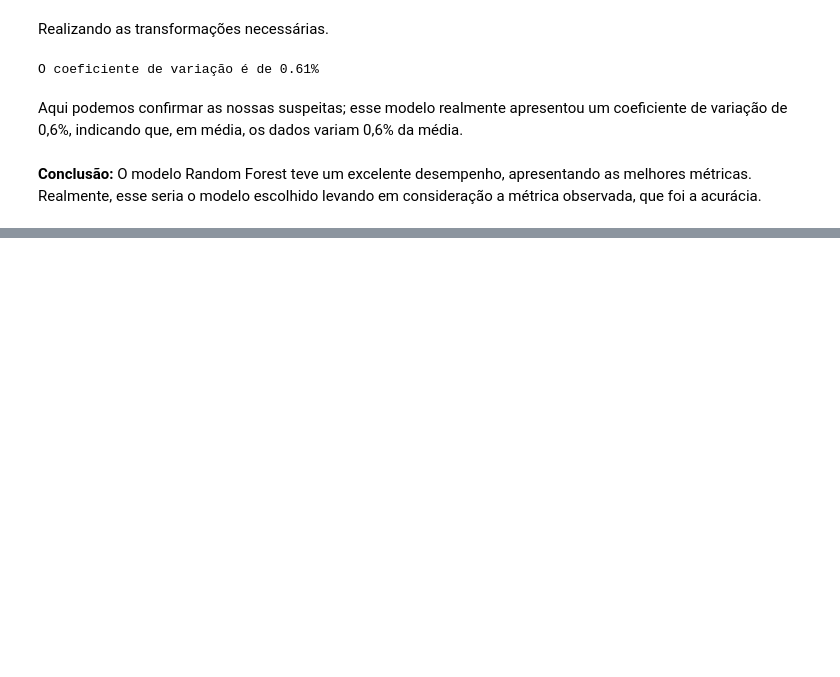
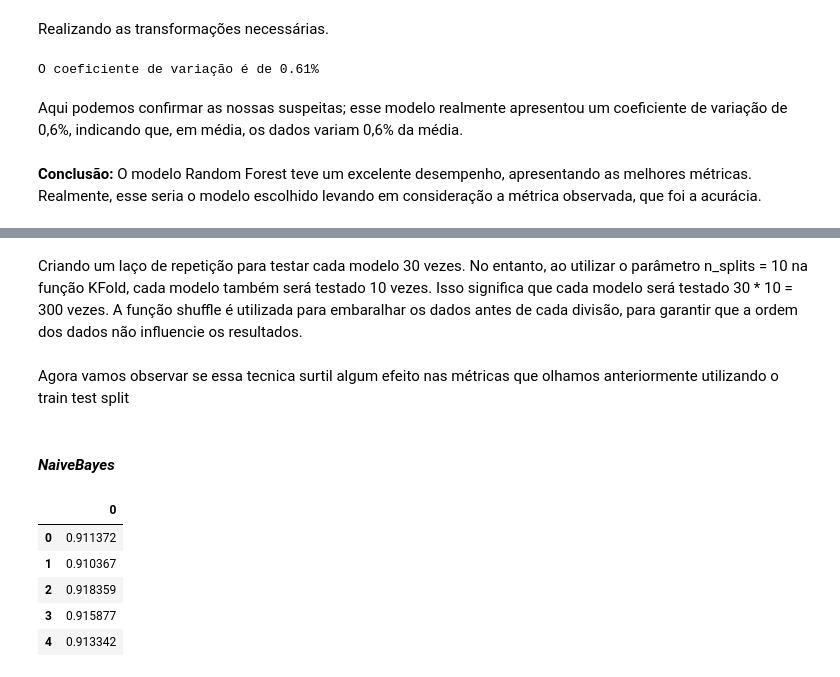
Before and after one commit to JosenildoJunior/StatPyDataScience, a Jupyter notebook: Medidas_de_posição_e_dispersão.ipynb, the cells around one changed output, grey strips where cells are left out. Saved outputs shown, nothing was run; the diff lists cells and outputs as text; code cells hidden in the pictures; blank space fills up the shorter version.

```diff
--- a/Medidas_de_posição_e_dispersão.ipynb
+++ b/Medidas_de_posição_e_dispersão.ipynb
@@ -1073,0 +1101,2 @@ O modelo Random Forest teve um excelente desempenho, apresentando as melhores m
+# %% [markdown]
+Criando um laço de repetição para testar cada modelo 30 vezes. No entanto, ao utilizar o parâmetro n_splits = 10 na função KFold, cada modelo também será testado 10 vezes. Isso significa que cada modelo será testado 30 * 10 = 300 vezes. A função shuffle é utilizada para embaralhar os dados antes de cada divisão, para garantir que a ordem dos dados não influencie os resultados.
@@ -1073,0 +1135,17 @@ O modelo Random Forest teve um excelente desempenho, apresentando as melhores m
+# %% [markdown]
+Agora vamos observar se essa tecnica surtil algum efeito nas métricas que olhamos anteriormente utilizando o train test split
+# %% [markdown]
+#### *NaiveBayes*
+# %%
+# Transformando em um DataFrame
+df_bayes_cv = pd.DataFrame(resultados_naive_bayes_cv)
+
+# Observando os valores
+df_bayes_cv.head()
+# %% [output]
+|  | 0 |
+| 0 | 0.911372 |
+| 1 | 0.910367 |
+| 2 | 0.918359 |
+| 3 | 0.915877 |
+| 4 | 0.913342 |
```
Also changed, not shown: parts of 34 cells of this notebook.
